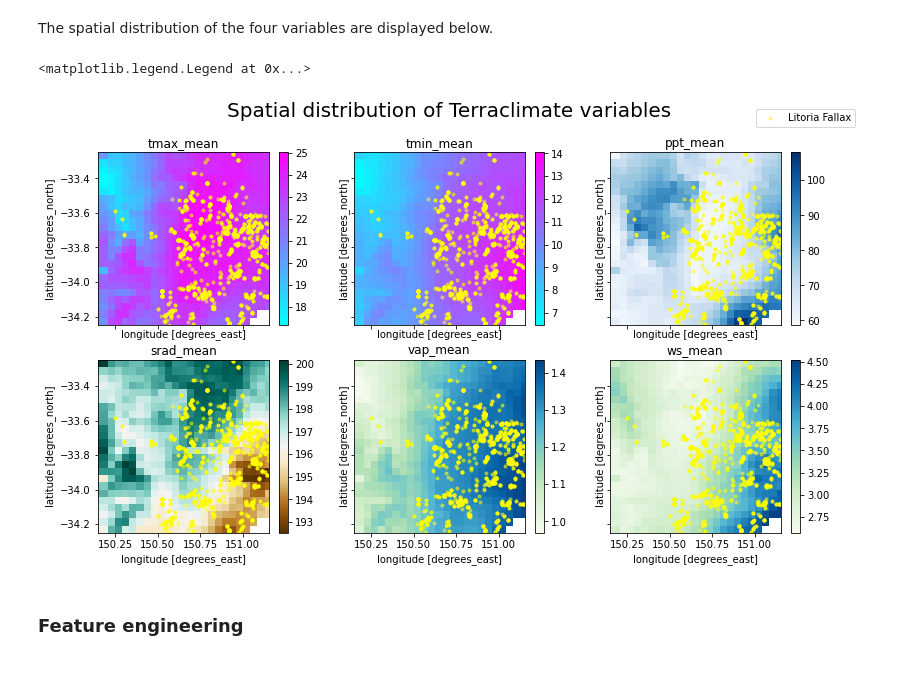
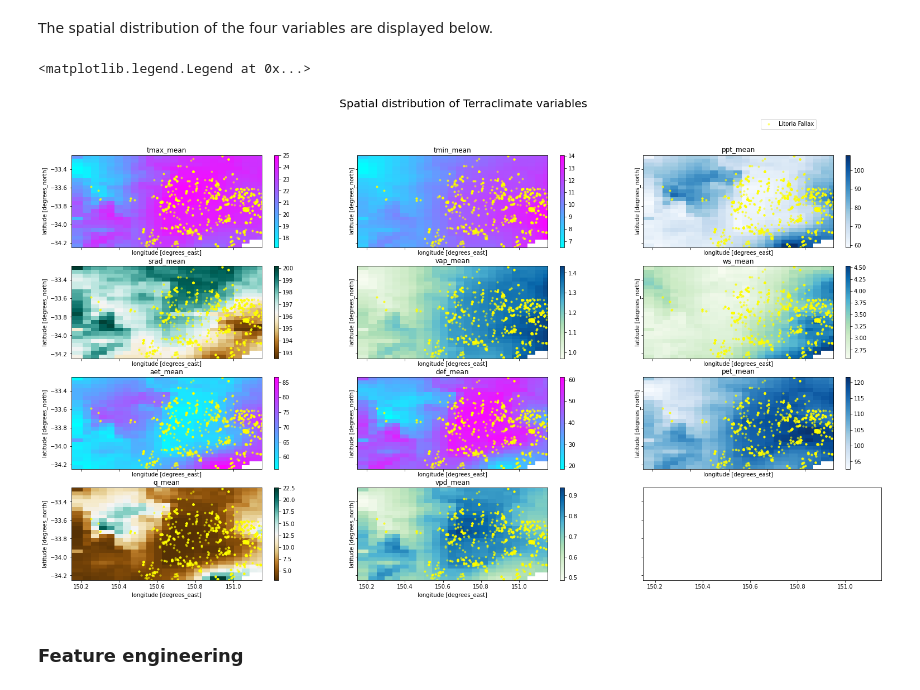
Before and after one commit to YiyaoL/EY-Challenge, a Jupyter notebook: challenge_1_benchmark_1.ipynb, the cells around one changed output. Drawn from its saved outputs; the diff is of its cells as text; code cells hidden in the pictures.

```diff
--- a/challenge_1_benchmark_1.ipynb
+++ b/challenge_1_benchmark_1.ipynb
@@ -139,0 +169,4 @@ all_frog_data = get_frogs('occurrence.txt', year_range=(2015, 2019), bbox=bbox)
+# %%
+all_frog_data = all_frogs[0].merge(all_frogs[1],how = 'outer').merge(all_frogs[2],how = 'outer').merge(all_frogs[3],how = 'outer').merge(all_frogs[4],how = 'outer')
+
+all_frog_data
@@ -381,16 +430,17 @@ tc_metrics = {
 # Date range to take
 time_slice = ('2015-01-01','2019-12-31')
 
-# Measurements to take: take out soil, add on vap, srad,
-assets=['tmax', 'tmin', 'ppt', 'srad','vap','ws']
+# Measurements to take: primary + secondary variables
+assets=['tmax', 'tmin', 'ppt', 'srad','vap','ws','aet','def','pet','q','vpd']
 
 # Features to take, in form '<asset>_<metric>'
-features=['tmax_mean', 'tmin_mean', 'ppt_mean','srad_mean','vap_mean','ws_mean']
+features=['tmax_mean', 'tmin_mean', 'ppt_mean','srad_mean','vap_mean','ws_mean',
+          'aet_mean','def_mean','pet_mean','q_mean','vpd_mean']
 
 # Interpolate values to a 512x512 image
 interp_dims = (512, 512)
 
-weather_data = get_terraclimate(bbox, tc_metrics, time_slice=time_slice, assets=assets, features=features, interp_dims=interp_dims)
+weather_data = get_terraclimate(bbox5, tc_metrics, time_slice=time_slice, assets=assets, features=features, interp_dims=interp_dims)
 display(weather_data.band.values)
 # %% [output]
 Loading data
@@ -405,23 +505,23 @@ array(['tmax_mean', 'tmin_mean', 'ppt_mean', 'srad_mean', 'vap_mean',
 # %% [markdown]
 The spatial distribution of the four variables are displayed below.
 # %%
-nrow = 2
+nrow = 4
 ncol = 3
 
-fig, ax = plt.subplots(nrow, ncol, figsize=(13, 7), sharex=True, sharey=True)
+fig, ax = plt.subplots(nrow, ncol, figsize=(26, 14), sharex=True, sharey=True)
 
 bands = weather_data.band.values
 filt = frog_data.occurrenceStatus == 1
-cmaps = ["cool", "cool", "Blues", "BrBG",'GnBu','GnBu']
+cmaps = ["cool", "cool", "Blues", "BrBG",'GnBu','GnBu',"cool", "cool", "Blues", "BrBG",'GnBu']
 
 for i in range(len(bands)):
     xr.plot.imshow(weather_data[i], 'x', 'y', cmap=cmaps[i], ax=ax[i//ncol, i%ncol])
     ax[i//ncol, i%ncol].set_title(bands[i])
     ax[i//ncol, i%ncol].scatter(frog_data[filt].decimalLongitude, frog_data[filt].decimalLatitude,
                                 color = 'yellow', marker='.', alpha=0.5, label=target_species if i==0 else '')
 
 fig.suptitle("Spatial distribution of Terraclimate variables", fontsize=20)
 fig.legend(loc=(0.85, 0.933))
 # %% [output]
 <matplotlib.legend.Legend at 0x...>
-[figure, old version]
+[figure, new version]
```
Also changed, not shown: parts of 18 cells of this notebook.
